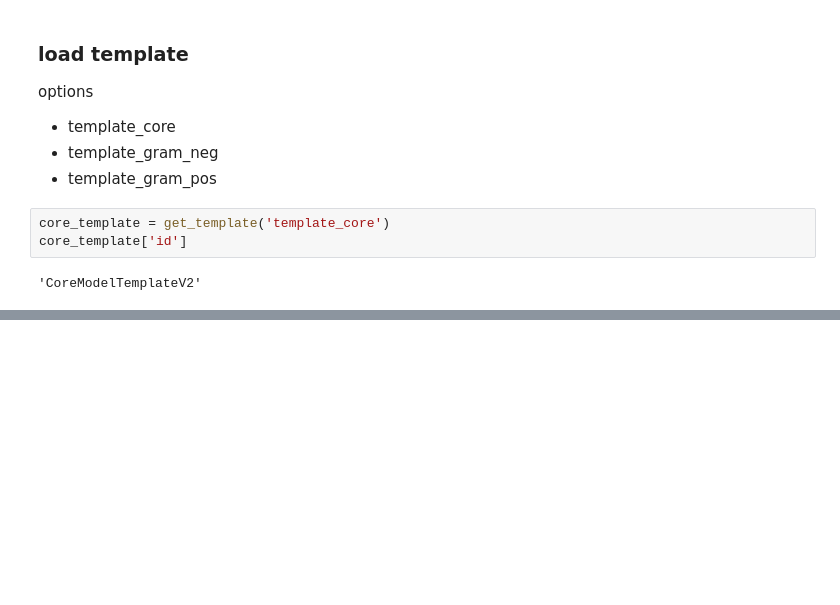
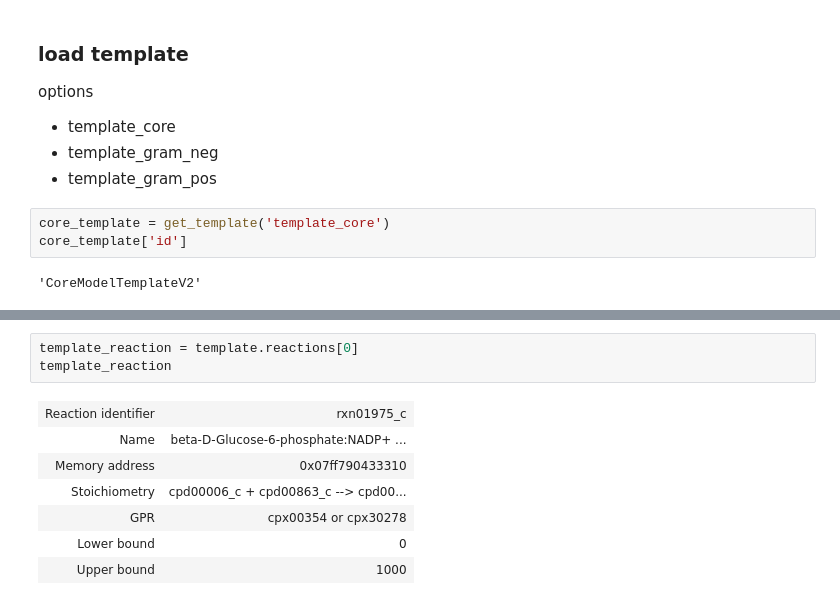
Before and after one commit to ModelSEED/ModelSEEDpy, a Jupyter notebook: examples/Others/download_templates.ipynb, the cells around one changed output, grey strips where cells are left out. Drawn from its saved outputs; the diff is of its cells as text; blank space fills up the shorter version.

```diff
--- a/examples/Others/download_templates.ipynb
+++ b/examples/Others/download_templates.ipynb
@@ -32,0 +44,11 @@ core_template['id']
+# %%
+template_reaction = template.reactions[0]
+template_reaction
+# %% [output]
+| Reaction identifier | rxn01975_c |
+| Name | beta-D-Glucose-6-phosphate:NADP+ ... |
+| Memory address | 0x07ff790433310 |
+| Stoichiometry | cpd00006_c + cpd00863_c --> cpd00... |
+| GPR | cpx00354 or cpx30278 |
+| Lower bound | 0 |
+| Upper bound | 1000 |
```
Also changed, not shown: parts of 4 cells of this notebook, 11 other files.
